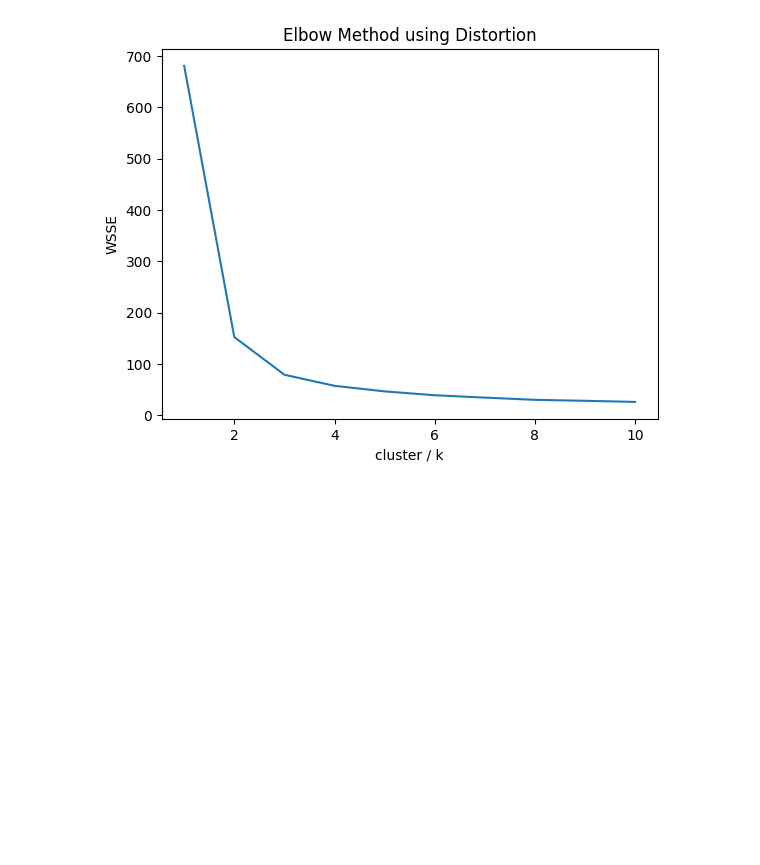
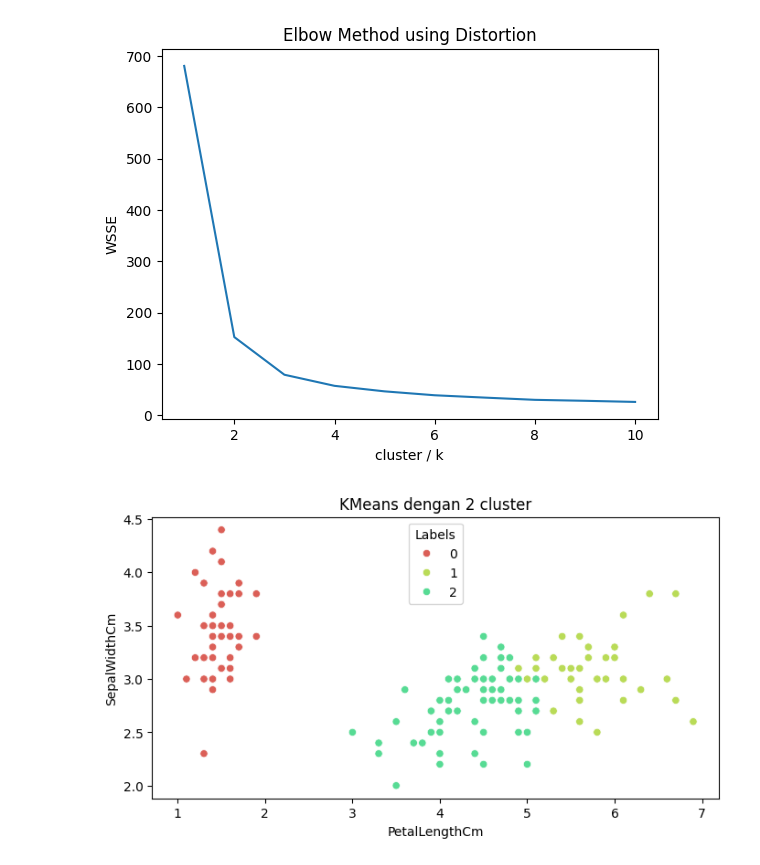
Before and after one commit to royhankamil/Machine-Learning-Project, a Jupyter notebook: Pelatihan_machung/k-means/model.ipynb, the cells around one changed output. Drawn from its saved outputs; the diff is of its cells as text; code cells hidden in the pictures; blank space fills up the shorter version.

Commit message:
kmeans

```diff
--- a/Pelatihan_machung/k-means/model.ipynb
+++ b/Pelatihan_machung/k-means/model.ipynb
@@ -15,3 +15,7 @@ df.head()
 | 2 | 3 | 4.7 | 3.2 | 1.3 | 0.2 |
 | 3 | 4 | 4.6 | 3.1 | 1.5 | 0.2 |
 | 4 | 5 | 5.0 | 3.6 | 1.4 | 0.2 |
+# %%
+X = df.drop(columns="Id")
+km = KMeans(n_clusters=2)
+km.fit(X)
@@ -31,3 +38,20 @@ plt.ylabel("WSSE")
 # %% [output]
 Text(0, 0.5, 'WSSE')
 [figure]
+# %%
+# membuat object KMeans
+km5 = KMeans(n_clusters=3).fit(X)
+
+
+# menambahkan kolom label pada dataset
+X['Labels'] = km5.labels_
+
+# membuat plot KMeans dengan 5 klaster
+plt.figure(figsize=(8,4))
+sns.scatterplot(x=X['PetalLengthCm'], y=X['SepalWidthCm'], hue=X['Labels'],
+                palette=sns.color_palette('hls', 5))
+
+plt.title('KMeans dengan 2 cluster')
+plt.show()
+# %% [output]
+[figure, added]
```
Also changed, not shown: parts of 2 cells of this notebook.
